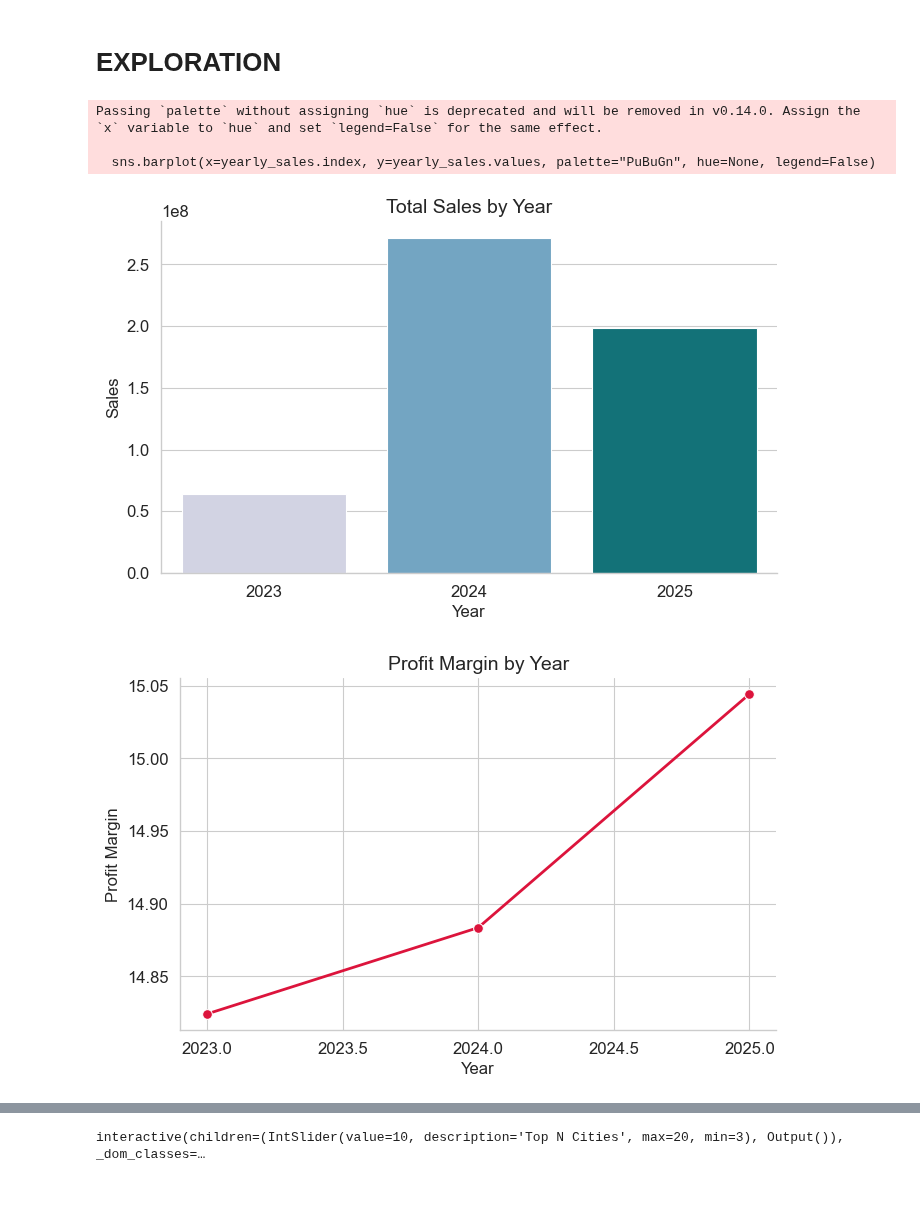
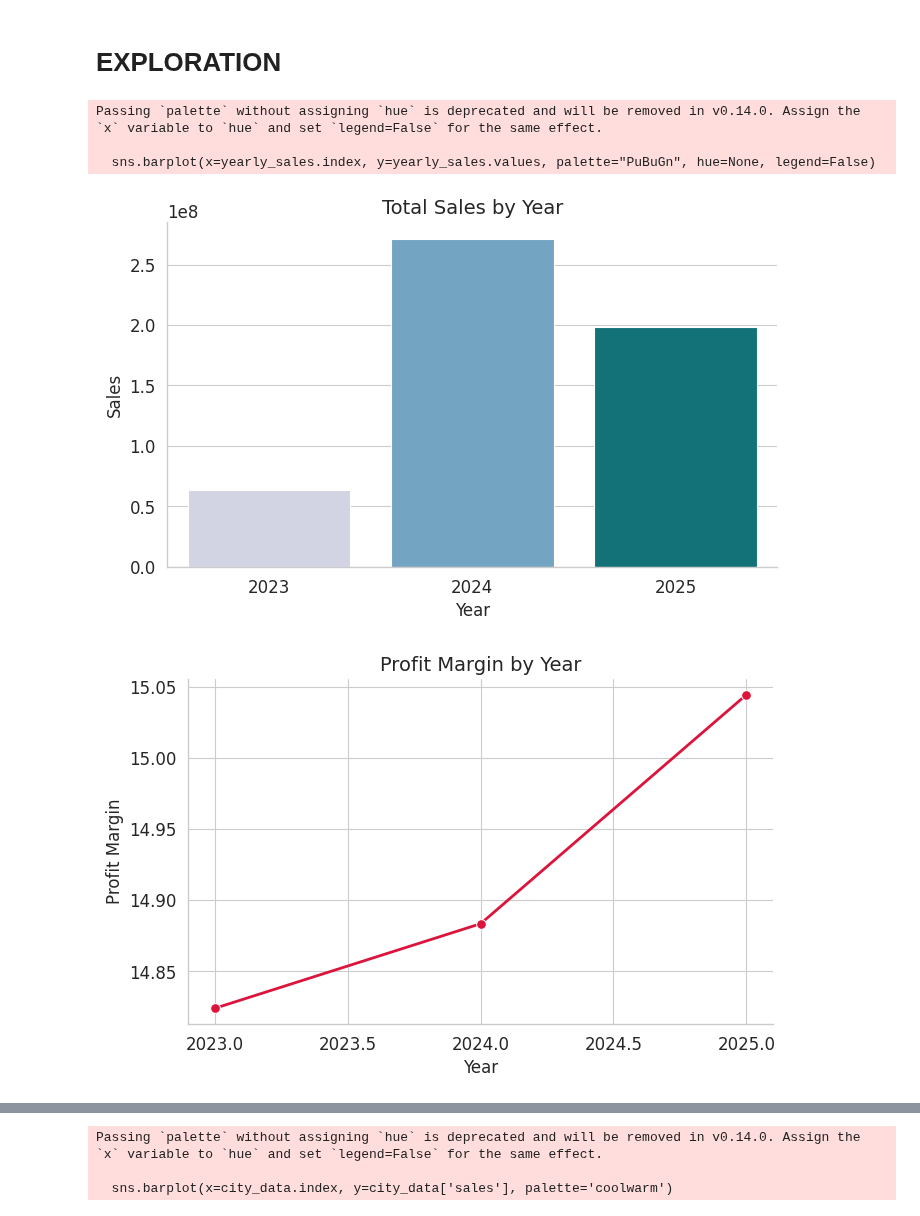
Before and after one commit to ayushinto-space/Performance-Metrics-and-Sales-Analysis-Using-Python, a Jupyter notebook: project.ipynb, the cells around one changed output, grey strips where cells are left out. Saved outputs shown, nothing was run; the diff lists cells and outputs as text; code cells hidden in the pictures.

```diff
--- a/project.ipynb
+++ b/project.ipynb
@@ -5,9 +5,10 @@ import pandas as pd
 import numpy as nd
 import matplotlib.pyplot as plt
 import seaborn as sns
-# from google.colab import files
+from google.colab import files
 
-sns.set(style="whitegrid", context="paper", rc={"axes.titlesize": 14, "axes.labelsize": 12, "xtick.labelsize": 12, "ytick.labelsize": 12})
+sns.set(style="whitegrid", context="paper", rc={"axes.titlesize": 14, "axes.labelsize": 12,
+    "xtick.labelsize": 12, "ytick.labelsize": 12})
 
 # URL to get raw CSV data from GitHub
 url = "https://raw.githubusercontent.com/ayushinto-space/Performance-Metrics-and-Sales-Analysis-Using-Python/main/Sales_Dataset_Uncleaned.csv"
@@ -115,10 +118,10 @@ def sales_by_month(df_clean):
 # %% [markdown]
 ## **REGION-BASED FUNCTIONS**
 # %%
-def top_cities(df, top_n=10):
+def top_cities(df):
     df_copy = df.copy()
     city_data = df_copy.groupby('city')[['sales','profit']].sum()
-    city_data = city_data.sort_values('sales', ascending=False).head(top_n)
+    city_data = city_data.sort_values('sales', ascending=False).head(10)
     return city_data
 # %% [markdown]
 # **EXPLORATION**
@@ -160,44 +163,42 @@ def plot_profit_margin_by_year(df_clean):
 
     plt.xticks([2023, 2023.5, 2024, 2024.5, 2025])
     plt.xticks(fontsize=12)
     plt.yticks(fontsize=12)
 
     sns.despine()
     plt.tight_layout()
     plt.show()
 
 def plot_sales_by_month(df_clean):
     monthly = sales_by_month(df_clean)
     plt.figure(figsize=(7,4))
     plt.plot(monthly.index.astype(str), monthly.values)
     plt.xticks(rotation=45)
     plt.title("Monthly Sales Trend")
     plt.xlabel("Month")
     plt.ylabel("Total Sales")
     plt.tight_layout()
     plt.show()
 
 def plot_top_cities(df):
-    @interact(top_n=IntSlider(min=3, max=20, step=1, value=10, description="Top N Cities"))
-    def plot(top_n):
-        city_data = top_cities(df, top_n)
+    city_data = top_cities(df)
+    plt.figure(figsize=(10,5))
+    sns.barplot(x=city_data.index, y=city_data['sales'], palette='coolwarm')
+    plt.xticks(rotation=45, ha='right')
+    plt.title(f"Top 10 Cities by Sales")
+    plt.xlabel("City")
+    plt.ylabel("Sales")
+    plt.tight_layout()
+    plt.show()
 
-        plt.figure(figsize=(10,5))
-        sns.barplot(x=city_data.index, y=city_data['sales'], palette='coolwarm')
-        plt.xticks(rotation=45, ha='right')
-        plt.title(f"Top {top_n} Cities by Sales")
-        plt.xlabel("City")
-        plt.ylabel("Sales")
-        plt.tight_layout()
-        plt.show()
-
+# calling all plot functions
 plot_sales_by_year(df_clean,)
 plot_profit_margin_by_year(df_clean)
 plot_sales_by_month(df_clean)
 plot_top_cities(df_clean)
 # %% [output]
 Passing `palette` without assigning `hue` is deprecated and will be removed in v0.14.0. Assign the `x` variable to `hue` and set `legend=False` for the same effect.
 
   sns.barplot(x=yearly_sales.index, y=yearly_sales.values, palette="PuBuGn", hue=None, legend=False)
-[figure, old version]
+[figure, new version]
-[figure, old version]
+[figure, new version]
@@ -205 +206,3 @@ Passing `palette` without assigning `hue` is deprecated and will be removed in v
-interactive(children=(IntSlider(value=10, description='Top N Cities', max=20, min=3), Output()), _dom_classes=…
+Passing `palette` without assigning `hue` is deprecated and will be removed in v0.14.0. Assign the `x` variable to `hue` and set `legend=False` for the same effect.
+
+  sns.barplot(x=city_data.index, y=city_data['sales'], palette='coolwarm')
```
Also changed, not shown: parts of 5 cells of this notebook.
